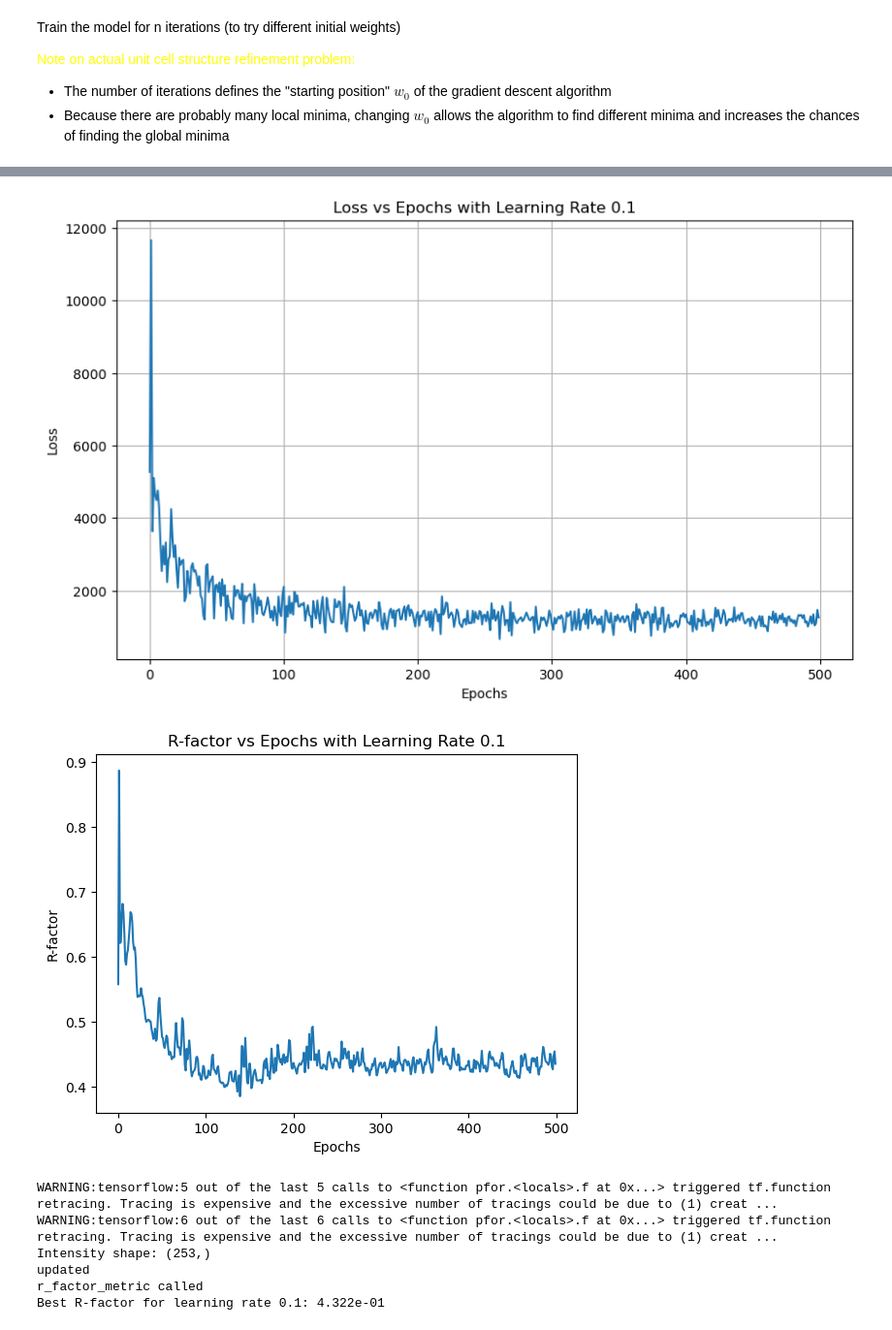
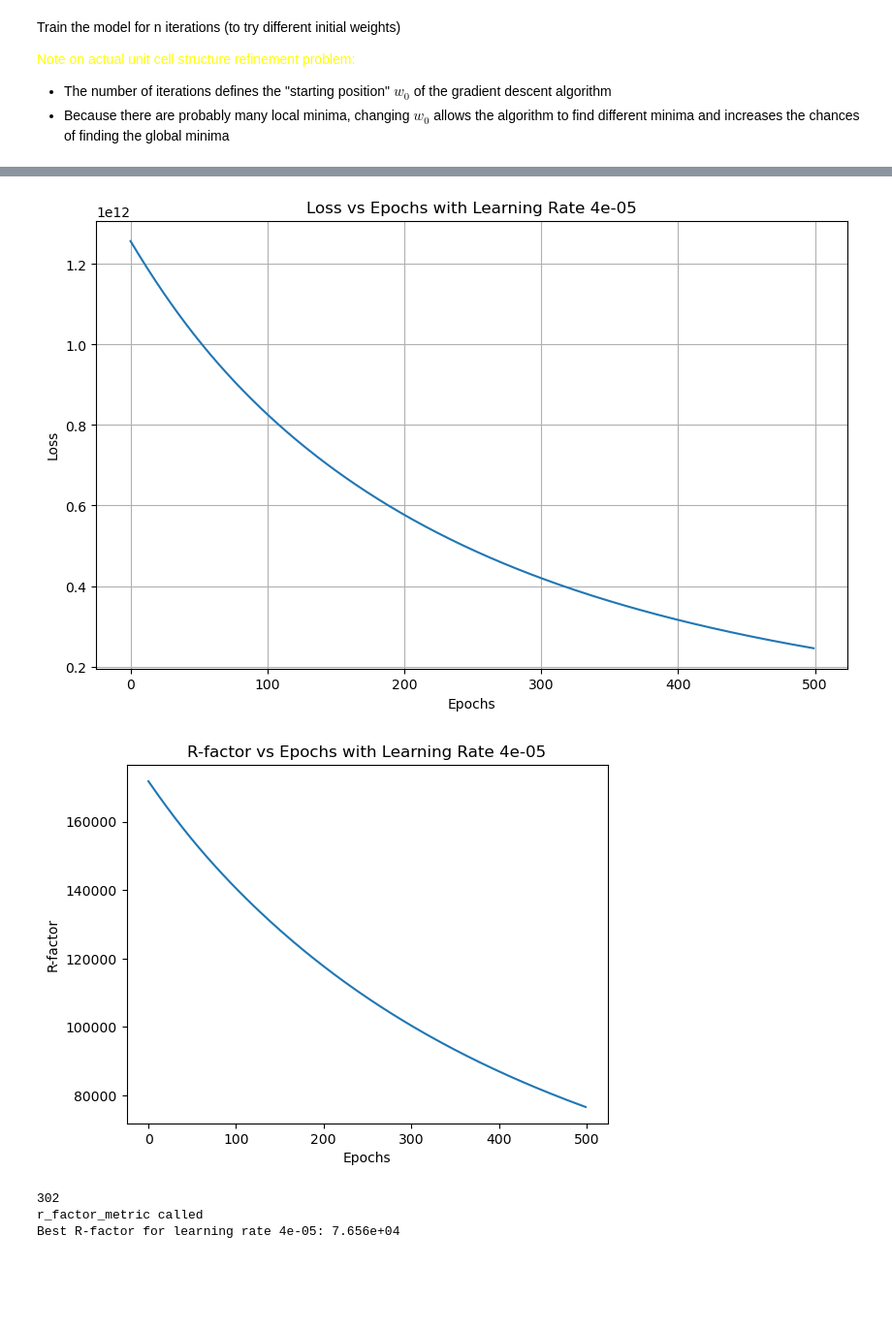
Before and after one commit to bleubreeymeow/alrisDistortionFit, a Jupyter notebook: PBCO/PBCO_1_3_inplane/C2/C2_gradient_descent.ipynb, the cells around one changed output, grey strips where cells are left out. Shown at 97% size. Saved outputs shown, nothing was run; the diff lists cells and outputs as text; code cells hidden in the pictures; blank space fills up the shorter version.

```diff
--- a/PBCO/PBCO_1_3_inplane/C2/C2_gradient_descent.ipynb
+++ b/PBCO/PBCO_1_3_inplane/C2/C2_gradient_descent.ipynb
@@ -26,20 +106,23 @@ structure_type = 'C2'
 path = 'C:/Users/User/Desktop/uzh_intern/alrisDistortionFit/PBCO/PBCO_1_3_inplane/' + structure_type
 
 # experimental_data = pd.read_csv('C:/Users/User/Desktop/uzh_intern/alrisDistortionFit/PBCO/PBCO_1_3/raw_data/1_3_combined_peaks_300K_no0.csv')
-experimental_data2 = pd.read_csv('C:/Users/User/Desktop/uzh_intern/alrisDistortionFit/PBCO/PBCO_1_3/raw_data/1_3_combined_peaks_300K_no0.csv')
+experimental_data2 = pd.read_csv('C:/Users/User/Desktop/uzh_intern/alrisDistortionFit/PBCO/PBCO_1_3/raw_data/1_3_combined_peaks_300K_no_bragg.csv')
 
-#remove values where l is less than 6
+hkl_list = experimental_data2[["h", "k", "l"]].values.tolist()
 
-experimental_data = experimental_data2[experimental_data2['l'] >= 6]
-experimental_data['intensity_exp_err'] = 0
-#reset index
-experimental_data = experimental_data.reset_index(drop=True)
+print('hkl_list')
+print(hkl_list)
 
-hkl_list = experimental_data[["h", "k", "l"]].values.tolist()
 
-#remove bragg peaks from hkl_list
-# hkl_list = [hkl for hkl in hkl_list if not (hkl[0] % 1 == 0 and hkl[1] % 1 == 0) and hkl[2] % 1 == 0]
+hkl_indices , hkl_list , intensity_reordered = make_hkl_indices(hkl_list , experimental_data2)
+experimental_data = pd.DataFrame(hkl_list , columns=['h', 'k', 'l'])
+experimental_data['intensity_exp'] = intensity_reordered
+
+print('reordered hkl_list')
+print(hkl_list)
+
 hkl_list = tf.convert_to_tensor(hkl_list, dtype=tf.float32)
+
 
 path_matrix = path + '/C2_matrix.txt'
 matrix = np.loadtxt(path_matrix, dtype=np.float32)
@@ -215,12 +264,10 @@ Define a simple model
 - The `tanh` function can furthermore be limited to a specific range (e.g. if atomic distortions should not exceed +- 0.1)
 # %%
 class FunAsLayer(tf.keras.layers.Layer):
-    def __init__(self, matrix , max_mode_amps, bragg_intensities, bragg_indices, **kwargs):
+    def __init__(self, matrix , max_mode_amps,**kwargs):
         super().__init__(**kwargs)
         self.max_mode_amps = max_mode_amps
         self.matrix = matrix
-        self.bragg_intensities = bragg_intensities
-        self.bragg_indices = bragg_indices
 
     def build(self, input_shape):
         self.param = self.add_weight(name='param', shape=(mode_num,), initializer=tf.keras.initializers.RandomNormal(mean=0.0, stddev=0.04, seed=1), trainable=True)
@@ -231,7 +278,7 @@ class FunAsLayer(tf.keras.layers.Layer):
         pretransform = tf.tanh(self.param)
         transformed_params = pretransform * self.max_mode_amps  # Scale parameters
 
-        output = fun_tf(inputs, transformed_params , self.matrix , self.bragg_intensities , self.bragg_indices)
+        output = fun_tf(inputs, transformed_params , self.matrix)
         return tf.reshape(output , [-1])  # Ensure output is 1D
 # %% [markdown]
 Create optimizer and define loss function
@@ -315,7 +362,7 @@ Train the model for n iterations (to try different initial weights)
 - The number of iterations defines the "starting position" $w_0$ of the gradient descent algorithm
 - Because there are probably many local minima, changing $w_0$ allows the algorithm to find different minima and increases the chances of finding the global minima
 # %%
-lr = [1e-1]
+lr = [4e-5]
 best_pars_overall = None
 best_rf_overall = np.inf
 best_loss_overall = []
@@ -326,6 +373,11 @@ for learning_rate in lr:
     optim = tf.keras.optimizers.Adam(learning_rate=learning_rate)
     path_max_mode_amps = path + '/PBCO_1_3_' + structure_type + '_max_bound_vectors.txt'
     max_mode_amps = np.loadtxt(path_max_mode_amps, dtype=np.float32 , delimiter=',')
+
+    # indices_to_zero = [2 , 5 , 6 , 10 , 11 ,12,  13 , 14 , 18 , 19 ,22 , 23 , 38 , 43 , 4 , 17 , 19 , 46 , 1 , 7 , 35 , 44 , 49 , 16 , 24 , 28 , 45]
+    # # indices_to_zero = np.arange(1, mode_num+1)
+    # or index in indices_to_zero:
+    #     max_mode_amps[index - 1] = 0.0
 
     max_mode_amps = tf.convert_to_tensor(max_mode_amps, dtype=tf.float32)
 
@@ -342,7 +394,7 @@ for learning_rate in lr:
     for i in range(n_iter):
         # Create the model
         inputs = tf.keras.Input(shape=(n_dim,))
-        outputs = FunAsLayer(matrix , max_mode_amps , tf_bragg_intensities , tf_bragg_indices)(inputs)
+        outputs = FunAsLayer(matrix , max_mode_amps)(inputs)
         model = tf.keras.Model(inputs, outputs)
 
         initial_weights = model.layers[-1].get_weights()[0]
@@ -350,7 +402,7 @@ for learning_rate in lr:
         # Compile the model with the custom loss function and metric
         model.compile(
             optimizer=optim,
-            loss= PerSampleMSELoss(tf_bragg_indices), # MSE_weighted() if using errors
+            loss= 'mse', # MSE_weighted() if using errors
             metrics=[r_factor_metric],
             run_eagerly=False,  # Set to True for debugging, False for performance
 
@@ -382,7 +434,7 @@ for learning_rate in lr:
             # Update best model parameters
             best_model_pars = max_mode_amps * tf.tanh(model.layers[-1].get_weights()[0])
             min_loss = final_loss
-            rf = r_factor_metric(labels, fun_tf(features, best_model_pars , matrix , tf_bragg_intensities , tf_bragg_indices))
+            rf = r_factor_metric(labels, fun_tf(features, best_model_pars , matrix))
             print(f"Iteration {i+1} - New best loss: {min_loss:.3e} (R-factor: {rf:.3e})")
 
     if min_loss < best_rf_overall:
@@ -413,7 +465,7 @@ for learning_rate in lr:
     plt.ylabel('R-factor')
     plt.show()
 
-    y_pred = fun_tf(features, best_model_pars , matrix , tf_bragg_intensities , tf_bragg_indices)
+    y_pred = fun_tf(features, best_model_pars , matrix)
     labels = tf.reshape(labels, [-1])
     rf = r_factor_metric(labels, y_pred)
     print(f"Best R-factor for learning rate {learning_rate}: {rf:.3e}")
@@ -439,11 +487,8 @@ With 64.76361496093512 iterations per second
-[figure, old version]
+[figure, new version]
-[figure, old version]
+[figure, new version]
-WARNING:tensorflow:5 out of the last 5 calls to <function pfor.<locals>.f at 0x...> triggered tf.function retracing. Tracing is expensive and the excessive number of tracings could be due to (1) creat ...
-WARNING:tensorflow:6 out of the last 6 calls to <function pfor.<locals>.f at 0x...> triggered tf.function retracing. Tracing is expensive and the excessive number of tracings could be due to (1) creat ...
-Intensity shape: (253,)
-updated
+302
 r_factor_metric called
-Best R-factor for learning rate 0.1: 4.322e-01
+Best R-factor for learning rate 4e-05: 7.656e+04
 # %%
 all_losses = best_loss_overall
 best_model_pars = best_pars_overall
```
Also changed, not shown: parts of 10 cells of this notebook, 3 other files.
